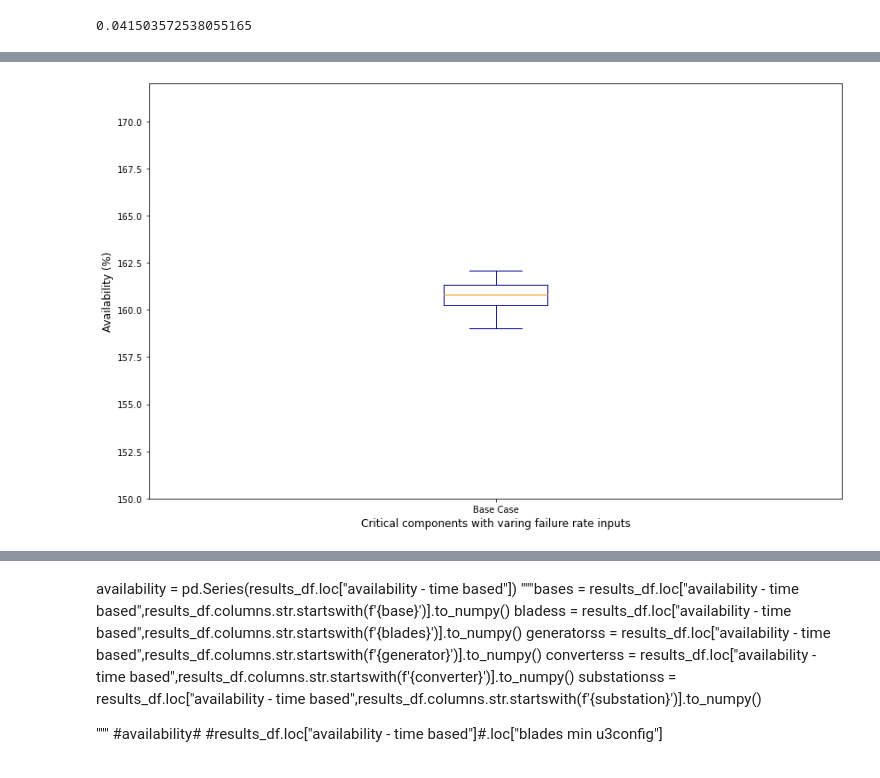
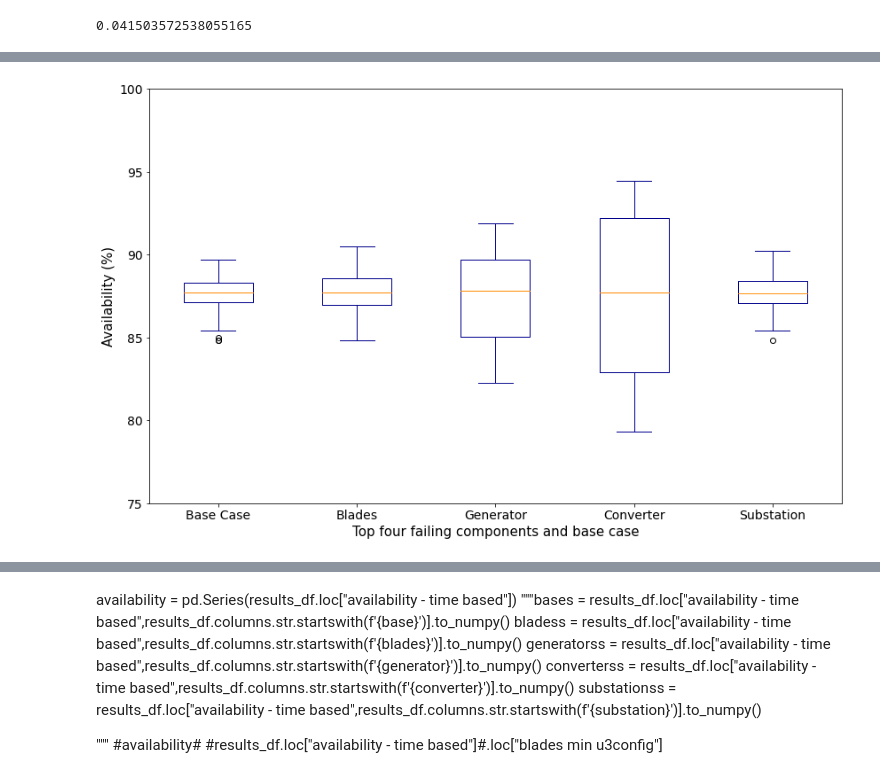
Before and after one commit to aletcherhartman/SULI-Spring-2021, a Jupyter notebook: 15 MW OWT FMECA SULI Spring 2021.ipynb, the cells around one changed output, grey strips where cells are left out. Drawn from its saved outputs; the diff is of its cells as text; code cells hidden in the pictures.

```diff
--- a/15 MW OWT FMECA SULI Spring 2021.ipynb
+++ b/15 MW OWT FMECA SULI Spring 2021.ipynb
@@ -1043,19 +1067,13 @@ costdf.describe()
 # %%
-baseadf = pd.DataFrame(
-                         {
-                             "Base Case": basesa,
-                         }
-                     )
+fig, ax = plt.subplots(figsize=(14, 8.6))
+availabilitydf.plot(kind='box',ax=ax, color=color,ylim=(75,100), fontsize=14)
 
-fig, ax = plt.subplots(figsize=(14, 8.6))
-basecdf.plot(kind='box',ax=ax, color = color, ylim=(150,172))
-
-plt.ylabel('Availability (%)', fontsize=12)
-plt.xlabel('Critical components with varing failure rate inputs', fontsize=12)
+plt.ylabel('Availability (%)', fontsize=15)
+plt.xlabel('Top four failing components and base case', fontsize=15)
 #plt.xticks(index, label, fontsize=12, rotation=10)
 #plt.title('Project availability with variable critical component reliability')
 #ax.legend()#handles = handle, loc="lower left", fontsize=14)
 plt.show()
 #availabilitydf.describe()
 # %% [output]
-[figure, old version]
+[figure, new version]
```
Also changed, not shown: parts of 16 cells of this notebook, 13 other files.
